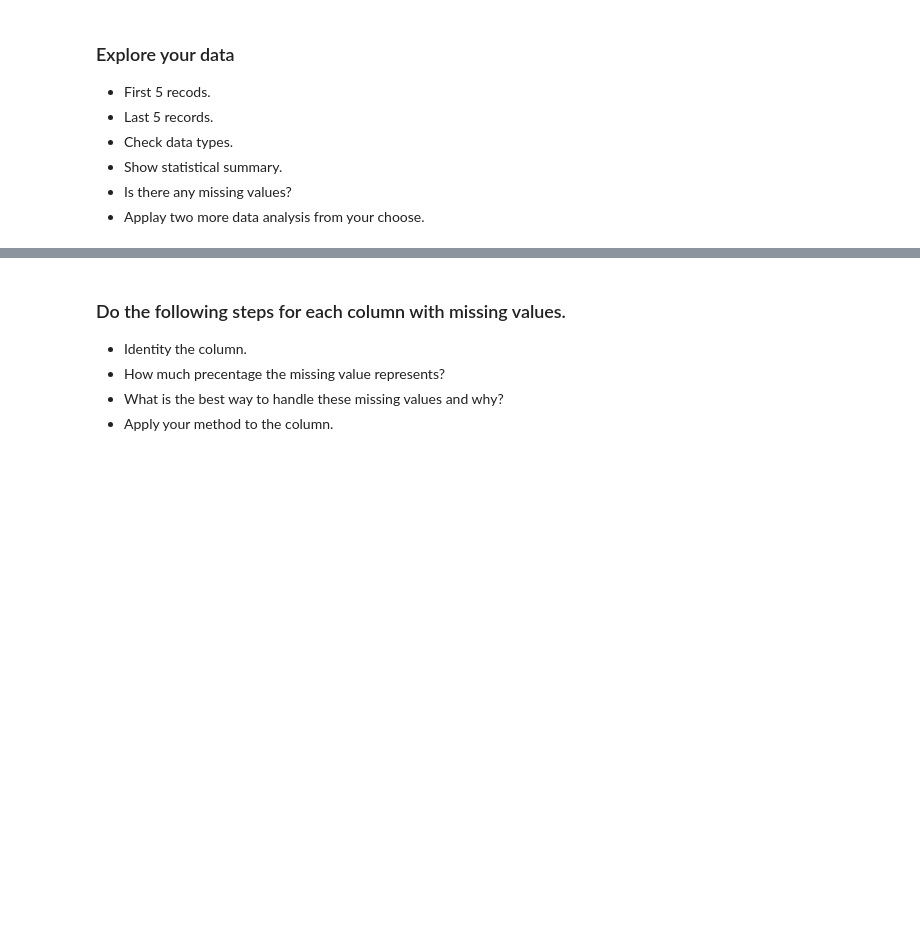
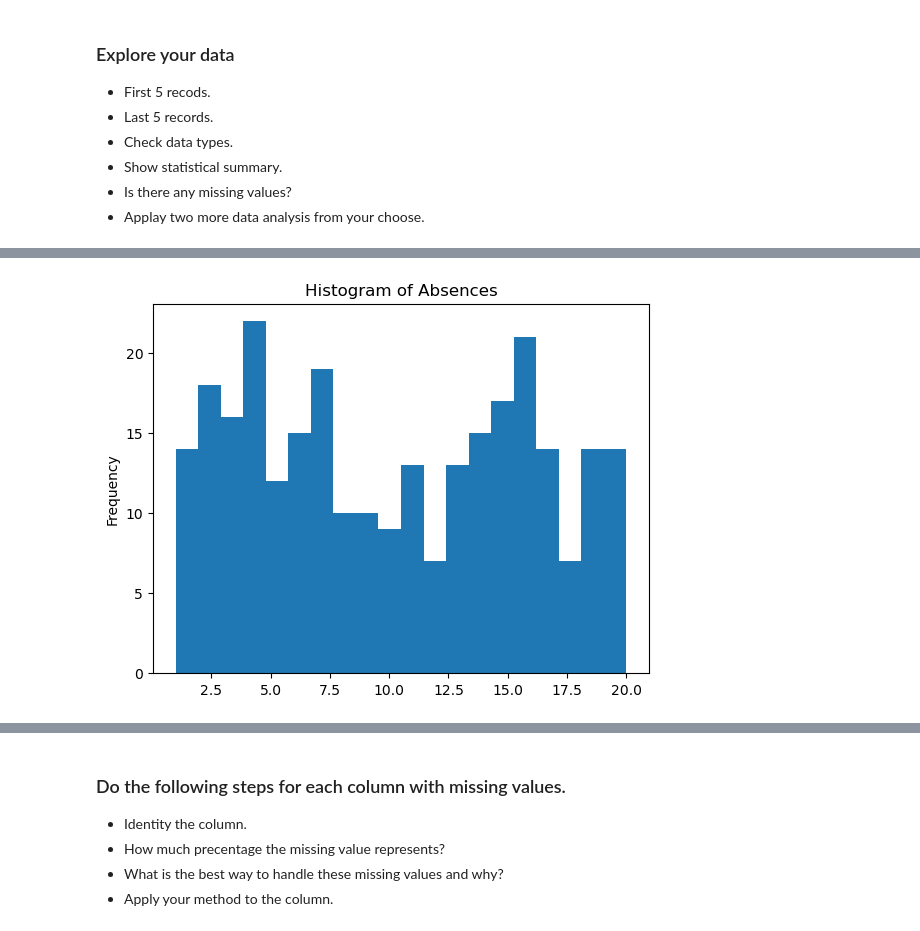
Before and after one commit to Tuwaiq-Data-Science-Bootcamp-V4/Missing-Data-Lab, a Jupyter notebook: Missing_Data_Assignment.ipynb, the cells around one changed output, grey strips where cells are left out. Cells and saved outputs as stored; diff of their text form; code cells hidden in the pictures; blank space fills up the shorter version.

```diff
--- a/Missing_Data_Assignment.ipynb
+++ b/Missing_Data_Assignment.ipynb
@@ -13,0 +179,4 @@
+# %%
+df['Absences'].plot(kind="hist", bins=20, title="Histogram of Absences");
+# %% [output]
+[figure, added]
```
Also changed, not shown: parts of 58 cells of this notebook.
